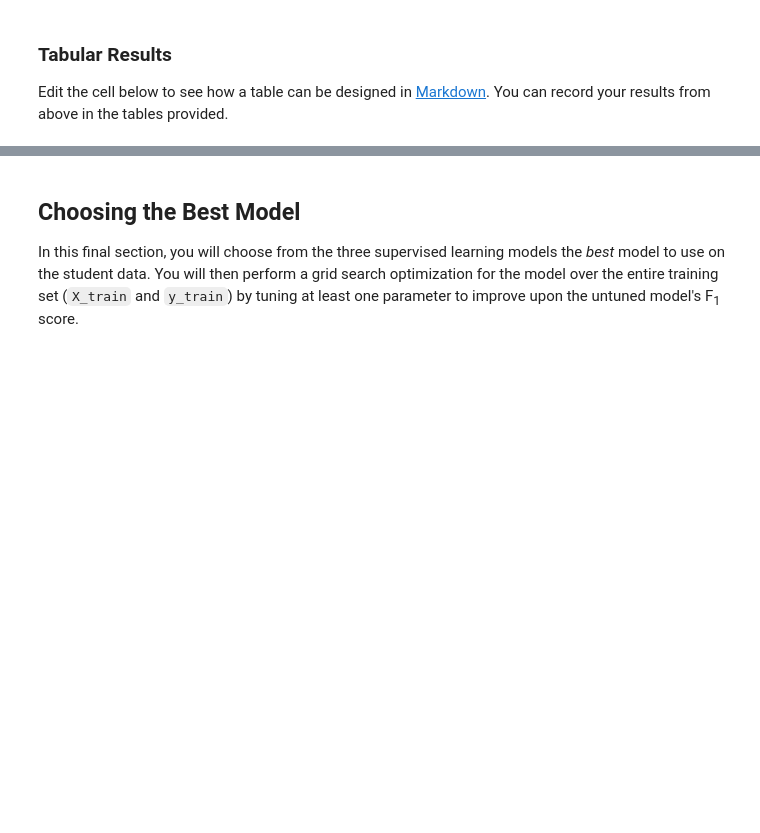
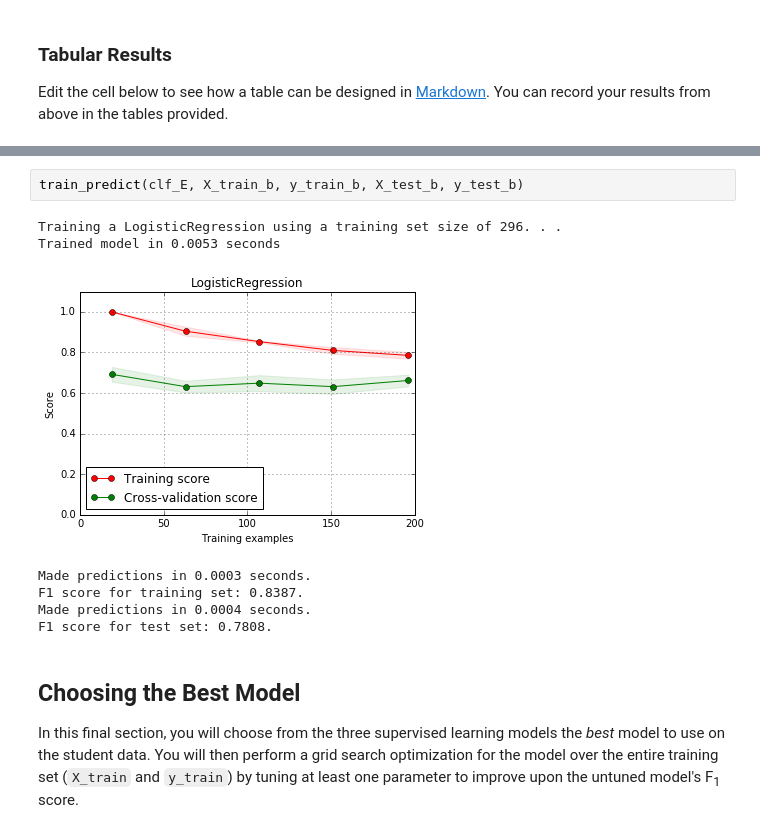
Before and after one commit to gr8h/Udacity_ML_Nanodegree, a Jupyter notebook: student_intervention/student_intervention.ipynb, the cells around one changed output, grey strips where cells are left out. Saved outputs shown, nothing was run; the diff lists cells and outputs as text; blank space fills up the shorter version.

```diff
--- a/student_intervention/student_intervention.ipynb
+++ b/student_intervention/student_intervention.ipynb
@@ -669,3 +748,13 @@ Edit the cell below to see how a table can be designed in [Markdown](https://git
+# %%
+train_predict(clf_E, X_train_b, y_train_b, X_test_b, y_test_b)
+# %% [output]
+Training a LogisticRegression using a training set size of 296. . .
+Trained model in 0.0053 seconds
+[figure, added]
+Made predictions in 0.0003 seconds.
+F1 score for training set: 0.8387.
+Made predictions in 0.0004 seconds.
+F1 score for test set: 0.7808.
 # %% [markdown]
 ## Choosing the Best Model
 In this final section, you will choose from the three supervised learning models the *best* model to use on the student data. You will then perform a grid search optimization for the model over the entire training set (`X_train` and `y_train`) by tuning at least one parameter to improve upon the untuned model's F<sub>1</sub> score.
```
Also changed, not shown: parts of 22 cells of this notebook, 1 other file.
